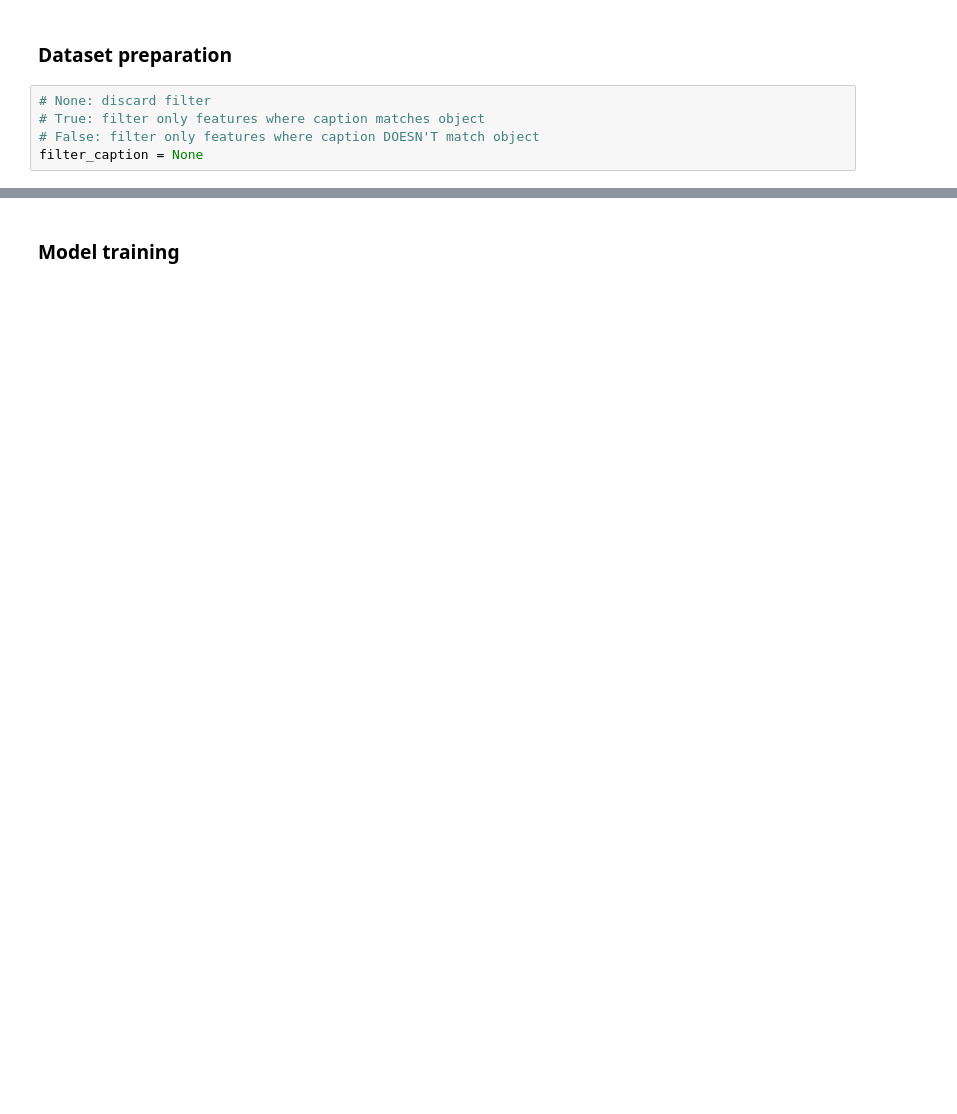
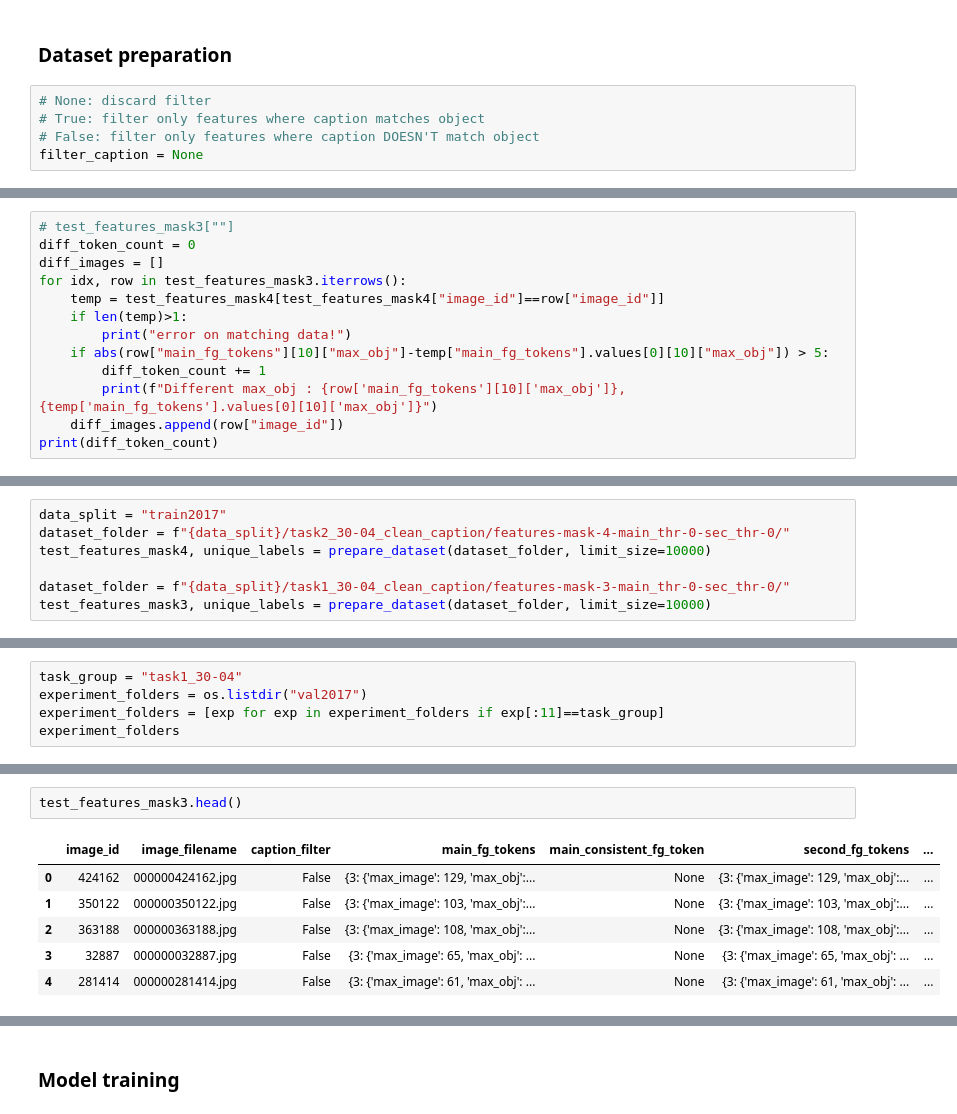
Before and after one commit to bodias/vision-transformers-analysis, a Jupyter notebook: sample_image_captioning/decoding_task-experiments.ipynb, the cells around one changed output, grey strips where cells are left out. Saved outputs shown, nothing was run; the diff lists cells and outputs as text; blank space fills up the shorter version.

```diff
--- a/sample_image_captioning/decoding_task-experiments.ipynb
+++ b/sample_image_captioning/decoding_task-experiments.ipynb
@@ -123,0 +206,13 @@ Processing file 'feat-tokens_act-1-33.pickle'
+# %%
+# test_features_mask3[""]
+diff_token_count = 0
+diff_images = []
+for idx, row in test_features_mask3.iterrows():
+    temp = test_features_mask4[test_features_mask4["image_id"]==row["image_id"]]
+    if len(temp)>1:
+        print("error on matching data!")
+    if abs(row["main_fg_tokens"][10]["max_obj"]-temp["main_fg_tokens"].values[0][10]["max_obj"]) > 5:
+        diff_token_count += 1
+        print(f"Different max_obj : {row['main_fg_tokens'][10]['max_obj']}, {temp['main_fg_tokens'].values[0][10]['max_obj']}")
+    diff_images.append(row["image_id"])
+print(diff_token_count)
@@ -123,0 +237,7 @@ Processing file 'feat-tokens_act-1-33.pickle'
+# %%
+data_split = "train2017"
+dataset_folder = f"{data_split}/task2_30-04_clean_caption/features-mask-4-main_thr-0-sec_thr-0/"
+test_features_mask4, unique_labels = prepare_dataset(dataset_folder, limit_size=10000)
+
+dataset_folder = f"{data_split}/task1_30-04_clean_caption/features-mask-3-main_thr-0-sec_thr-0/"
+test_features_mask3, unique_labels = prepare_dataset(dataset_folder, limit_size=10000)
@@ -123,0 +261,5 @@ Processing file 'feat-tokens_act-1-33.pickle'
+# %%
+task_group = "task1_30-04"
+experiment_folders = os.listdir("val2017")
+experiment_folders = [exp for exp in experiment_folders if exp[:11]==task_group]
+experiment_folders
@@ -123,0 +341,9 @@ Processing file 'feat-tokens_act-1-33.pickle'
+# %%
+test_features_mask3.head()
+# %% [output]
+|  | image_id | image_filename | caption_filter | main_fg_tokens | main_consistent_fg_token | second_fg_tokens | ... |
+| 0 | 424162 | 000000424162.jpg | False | {3: {'max_image': 129, 'max_obj':... | None | {3: {'max_image': 129, 'max_obj':... | ... |
+| 1 | 350122 | 000000350122.jpg | False | {3: {'max_image': 103, 'max_obj':... | None | {3: {'max_image': 103, 'max_obj':... | ... |
+| 2 | 363188 | 000000363188.jpg | False | {3: {'max_image': 108, 'max_obj':... | None | {3: {'max_image': 108, 'max_obj':... | ... |
+| 3 | 32887 | 000000032887.jpg | False | {3: {'max_image': 65, 'max_obj': ... | None | {3: {'max_image': 65, 'max_obj': ... | ... |
+| 4 | 281414 | 000000281414.jpg | False | {3: {'max_image': 61, 'max_obj': ... | None | {3: {'max_image': 61, 'max_obj': ... | ... |
```
Also changed, not shown: parts of 36 cells of this notebook, 10 other files.
